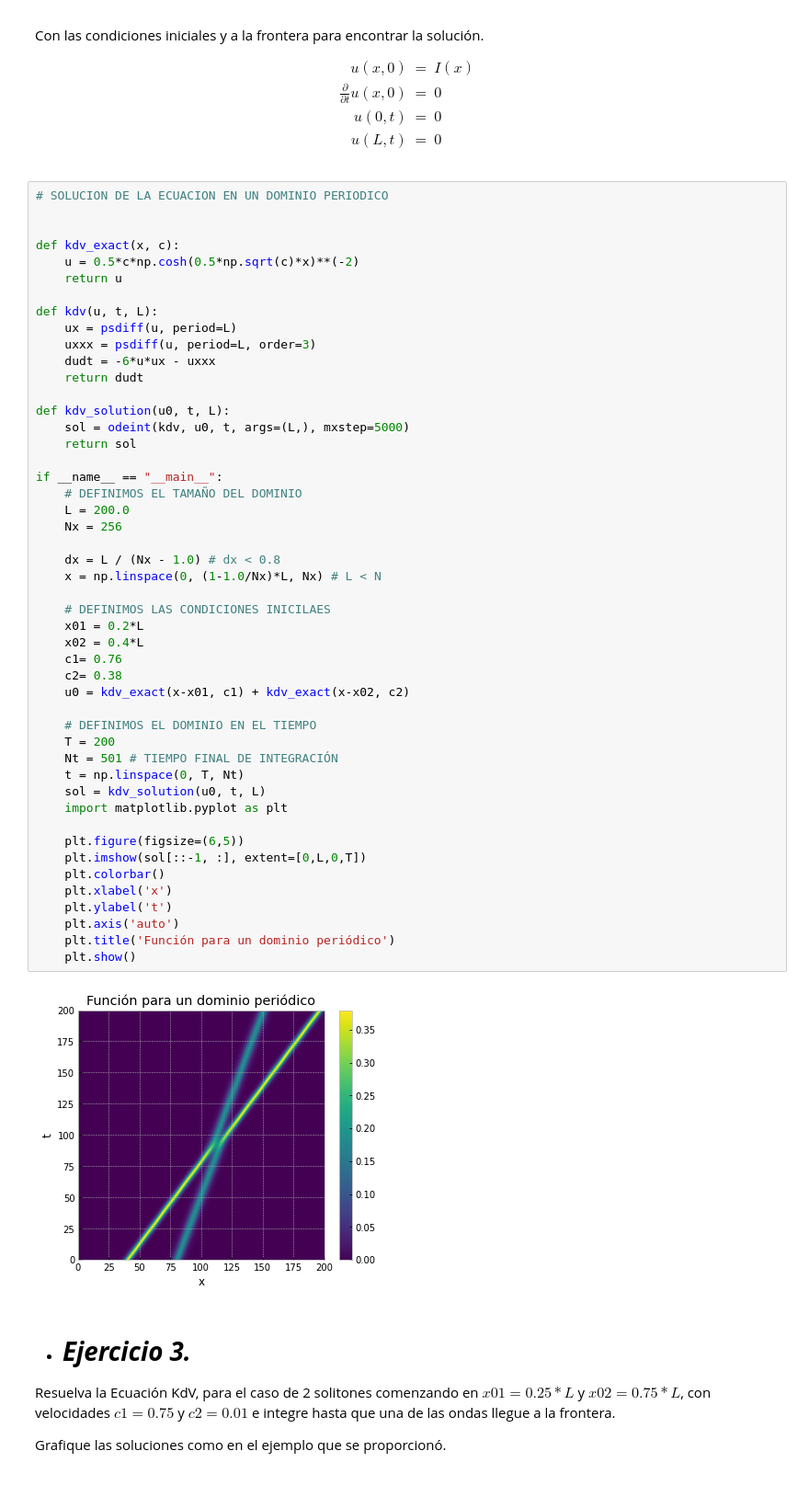
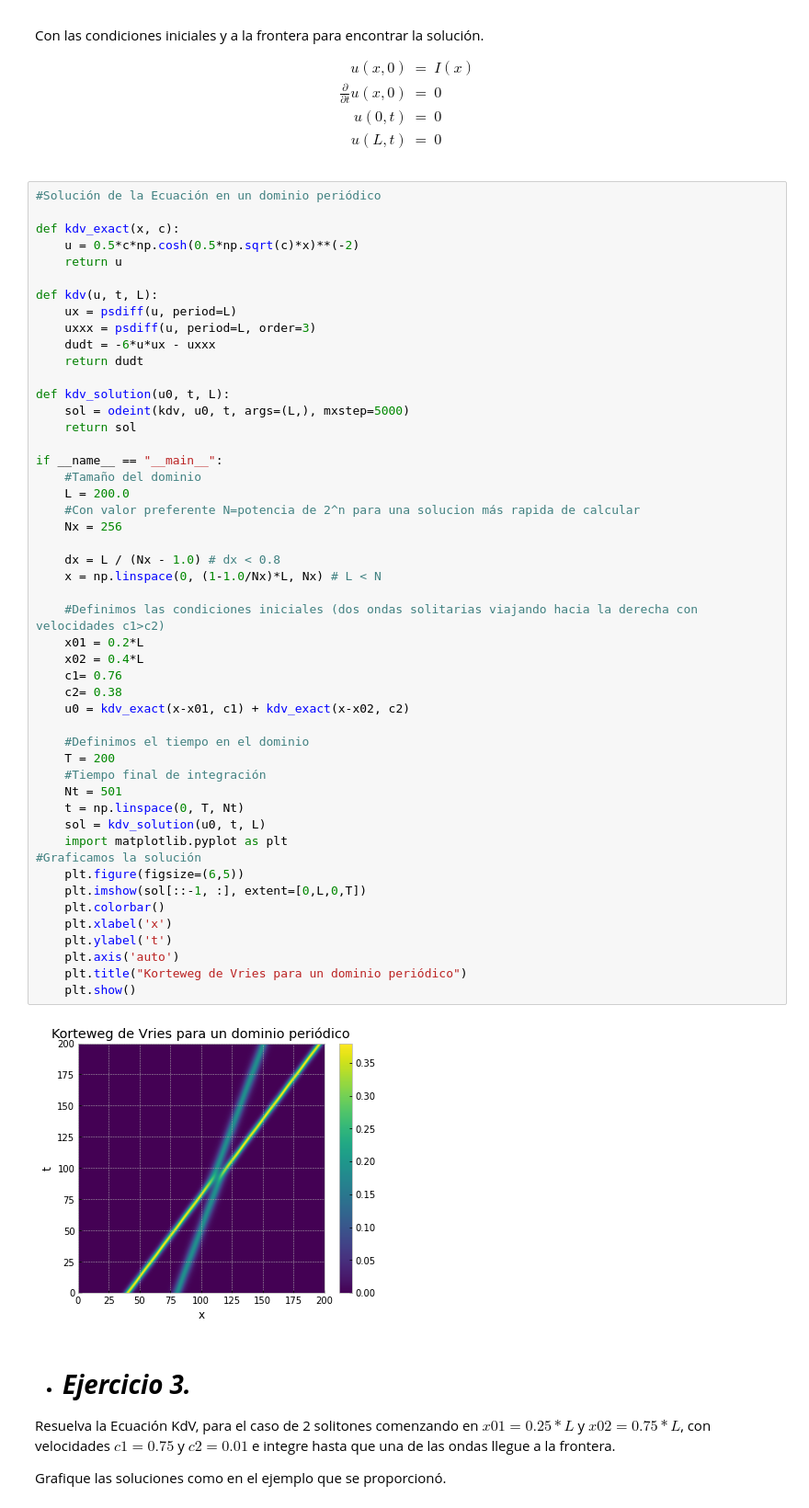
Before and after one commit to GerardoxCarreon/FisicaComputacional1, a Jupyter notebook: Actividad_11/Actividad11.ipynb, the cells around one changed output. Shown at 92% size. Cells and saved outputs as stored; diff of their text form.

```diff
--- a/Actividad_11/Actividad11.ipynb
+++ b/Actividad_11/Actividad11.ipynb
@@ -182,8 +201,7 @@ u(0,t) & = & 0 \\
 u(L,t) & = & 0 \\
 \end{eqnarray*}
 # %%
-# SOLUCION DE LA ECUACION EN UN DOMINIO PERIODICO
-
+#Solución de la Ecuación en un dominio periódico
 
 def kdv_exact(x, c):
     u = 0.5*c*np.cosh(0.5*np.sqrt(c)*x)**(-2)
@@ -197,40 +215,42 @@ def kdv(u, t, L):
 
 def kdv_solution(u0, t, L):
     sol = odeint(kdv, u0, t, args=(L,), mxstep=5000)
     return sol
 
 if __name__ == "__main__":
-    # DEFINIMOS EL TAMAÑO DEL DOMINIO
+    #Tamaño del dominio
     L = 200.0
+    #Con valor preferente N=potencia de 2^n para una solucion más rapida de calcular
     Nx = 256
 
     dx = L / (Nx - 1.0) # dx < 0.8
     x = np.linspace(0, (1-1.0/Nx)*L, Nx) # L < N
 
-    # DEFINIMOS LAS CONDICIONES INICILAES
+    #Definimos las condiciones iniciales (dos ondas solitarias viajando hacia la derecha con velocidades c1>c2)
     x01 = 0.2*L
     x02 = 0.4*L
     c1= 0.76
     c2= 0.38
     u0 = kdv_exact(x-x01, c1) + kdv_exact(x-x02, c2)
 
-    # DEFINIMOS EL DOMINIO EN EL TIEMPO
+    #Definimos el tiempo en el dominio
     T = 200
-    Nt = 501 # TIEMPO FINAL DE INTEGRACIÓN
+    #Tiempo final de integración
+    Nt = 501
     t = np.linspace(0, T, Nt)
     sol = kdv_solution(u0, t, L)
     import matplotlib.pyplot as plt
-
+#Graficamos la solución
     plt.figure(figsize=(6,5))
     plt.imshow(sol[::-1, :], extent=[0,L,0,T])
     plt.colorbar()
     plt.xlabel('x')
     plt.ylabel('t')
     plt.axis('auto')
-    plt.title('Función para un dominio periódico')
+    plt.title("Korteweg de Vries para un dominio periódico")
     plt.show()
 # %% [output]
-[figure, old version]
+[figure, new version]
 # %% [markdown]
 *   # ***Ejercicio 3.***
 
```
Also changed, not shown: parts of 8 cells of this notebook.
